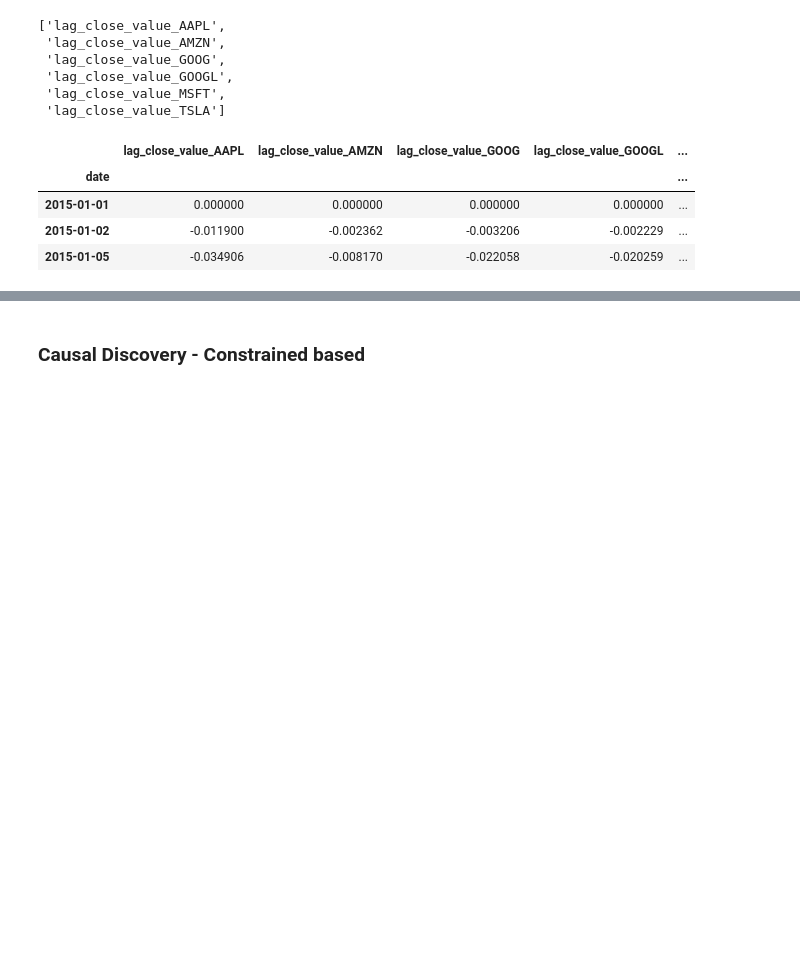
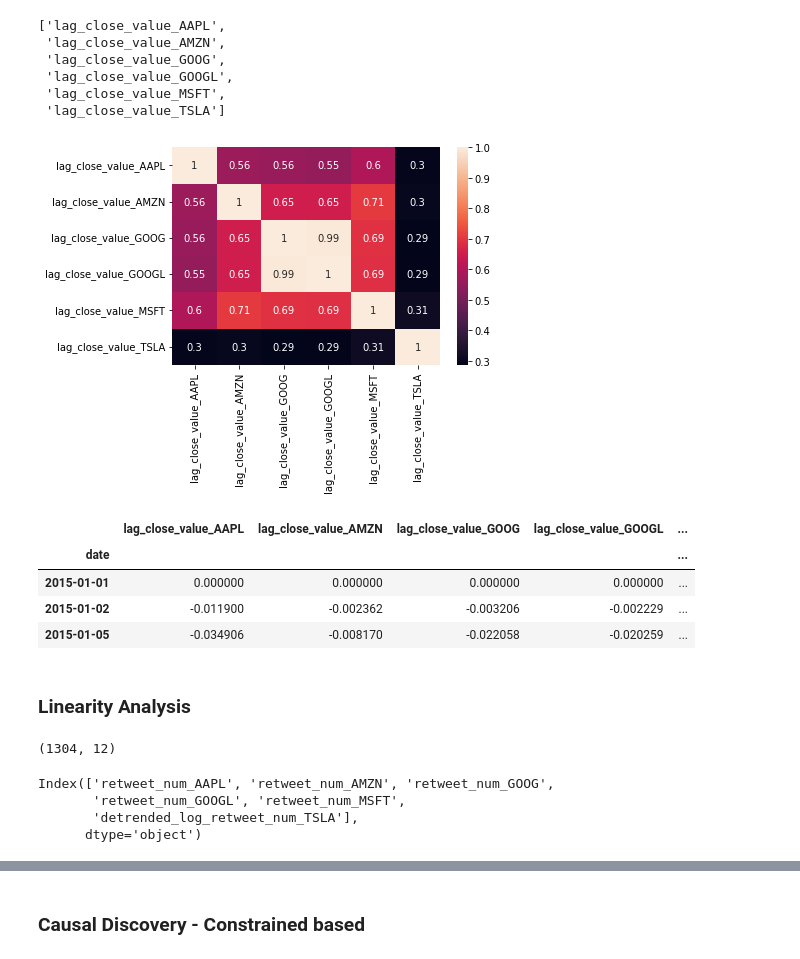
Before and after one commit to dssaenzml/ml703_timeSeriesCausalDiscovery, a Jupyter notebook: Pytrad/stocks_causal_discovery_pytrad.ipynb, the cells around one changed output, grey strips where cells are left out. Cells and saved outputs as stored; diff of their text form; code cells hidden in the pictures; blank space fills up the shorter version.

```diff
--- a/Pytrad/stocks_causal_discovery_pytrad.ipynb
+++ b/Pytrad/stocks_causal_discovery_pytrad.ipynb
@@ -669,6 +651,15 @@ stationary_cols[4:10]
  'lag_close_value_GOOGL',
  'lag_close_value_MSFT',
  'lag_close_value_TSLA']
+# %%
+import seaborn as sns
+
+# Correlation between Stationary variables
+corrMatrix = companyCloseValuesMetrics1519[stationary_cols[4:10]].corr()
+sns.heatmap(corrMatrix, annot=True)
+plt.savefig("./Correlation Plots/all_companies_returns_corr.png", dpi=300)
+# %% [output]
+[figure, added]
 # %%
 companyCloseValuesMetricsFinal = companyCloseValuesMetrics1519[stationary_cols[4:10]]
 
@@ -679,3 +670,19 @@ companyCloseValuesMetricsFinal.head(3)
 | 2015-01-01 | 0.000000 | 0.000000 | 0.000000 | 0.000000 | ... |
 | 2015-01-02 | -0.011900 | -0.002362 | -0.003206 | -0.002229 | ... |
 | 2015-01-05 | -0.034906 | -0.008170 | -0.022058 | -0.020259 | ... |
+# %% [markdown]
+### Linearity Analysis
+# %%
+dataFrameCompanies = np.column_stack((
+    companyCloseValuesMetricsFinal,
+    tweetMetricsFinal))
+dataFrameCompanies.shape
+# %% [output]
+(1304, 12)
+# %%
+tweetMetricsFinal.columns
+# %% [output]
+Index(['retweet_num_AAPL', 'retweet_num_AMZN', 'retweet_num_GOOG',
+       'retweet_num_GOOGL', 'retweet_num_MSFT',
+       'detrended_log_retweet_num_TSLA'],
+      dtype='object')
```
Also changed, not shown: parts of 7 cells of this notebook, 2 other files.
